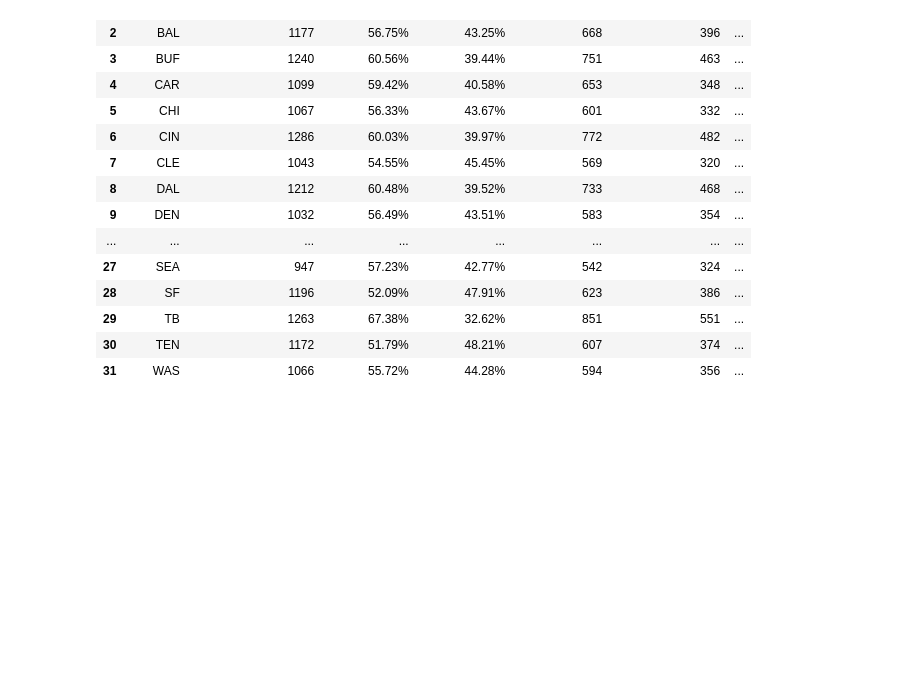
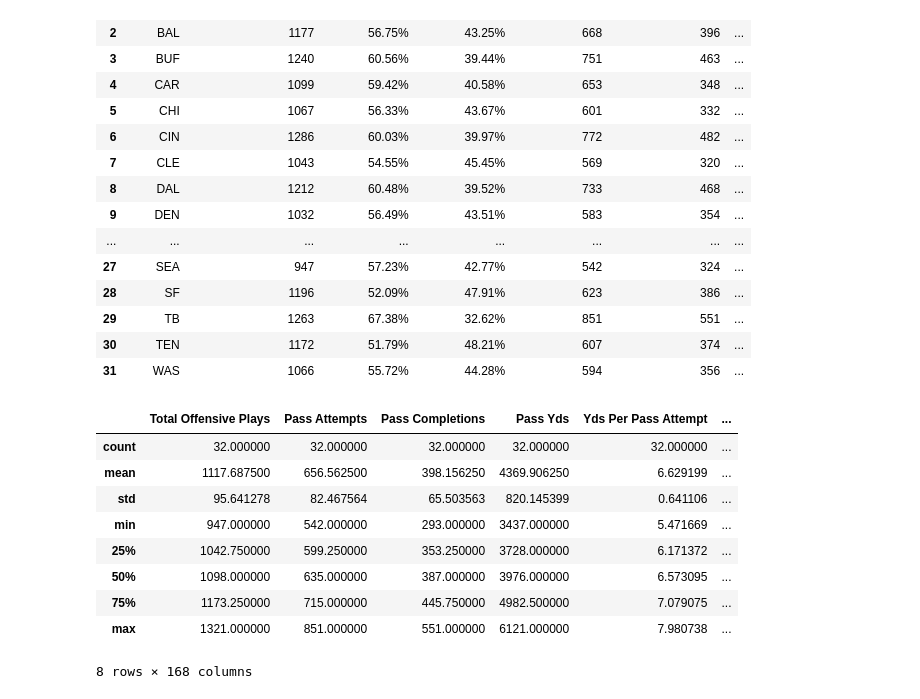
Before and after one commit to rudyk30/Football_Play_Decisions, a Jupyter notebook: MLMockUp.ipynb, the cells around one changed output. Saved outputs shown, nothing was run; the diff lists cells and outputs as text; code cells hidden in the pictures; blank space fills up the shorter version.

```diff
--- a/MLMockUp.ipynb
+++ b/MLMockUp.ipynb
@@ -38,0 +45,21 @@ df
+# %%
+X = df.drop('Team Rush(%)' , axis=1)
+
+X = pd.get_dummies(X)
+
+# Creating Target
+
+y = df['Team Rush(%)']
+
+X.describe()
+# %% [output]
+|  | Total Offensive Plays | Pass Attempts | Pass Completions | Pass Yds | Yds Per Pass Attempt | ... |
+| count | 32.000000 | 32.000000 | 32.000000 | 32.000000 | 32.000000 | ... |
+| mean | 1117.687500 | 656.562500 | 398.156250 | 4369.906250 | 6.629199 | ... |
+| std | 95.641278 | 82.467564 | 65.503563 | 820.145399 | 0.641106 | ... |
+| min | 947.000000 | 542.000000 | 293.000000 | 3437.000000 | 5.471669 | ... |
+| 25% | 1042.750000 | 599.250000 | 353.250000 | 3728.000000 | 6.171372 | ... |
+| 50% | 1098.000000 | 635.000000 | 387.000000 | 3976.000000 | 6.573095 | ... |
+| 75% | 1173.250000 | 715.000000 | 445.750000 | 4982.500000 | 7.079075 | ... |
+| max | 1321.000000 | 851.000000 | 551.000000 | 6121.000000 | 7.980738 | ... |
+8 rows × 168 columns
```
Also changed, not shown: parts of 7 cells of this notebook.
